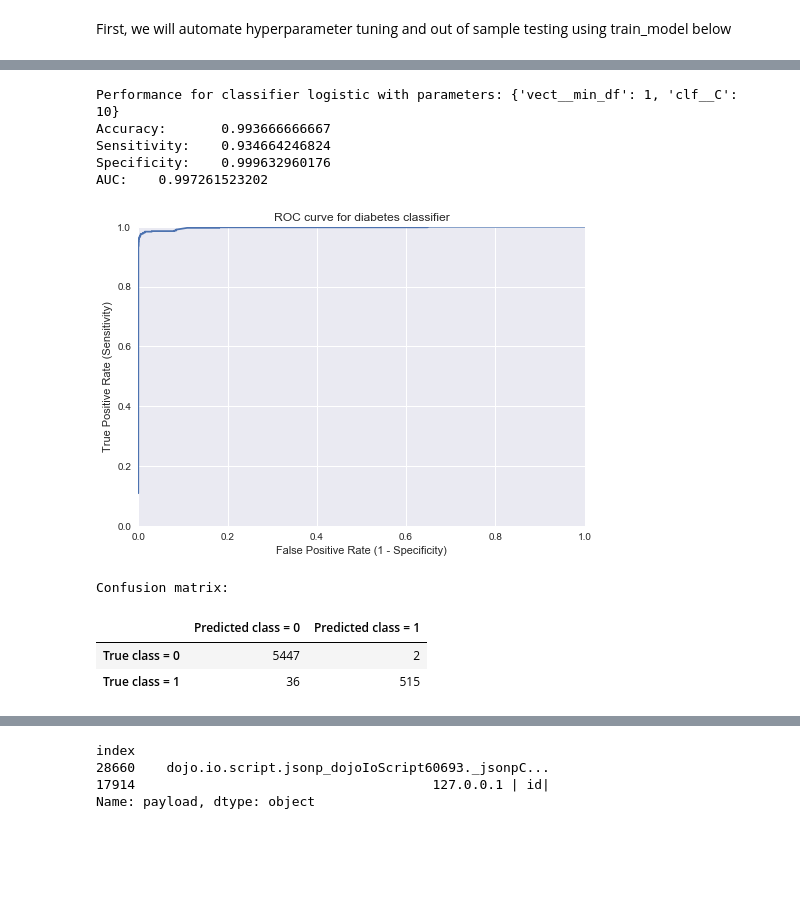
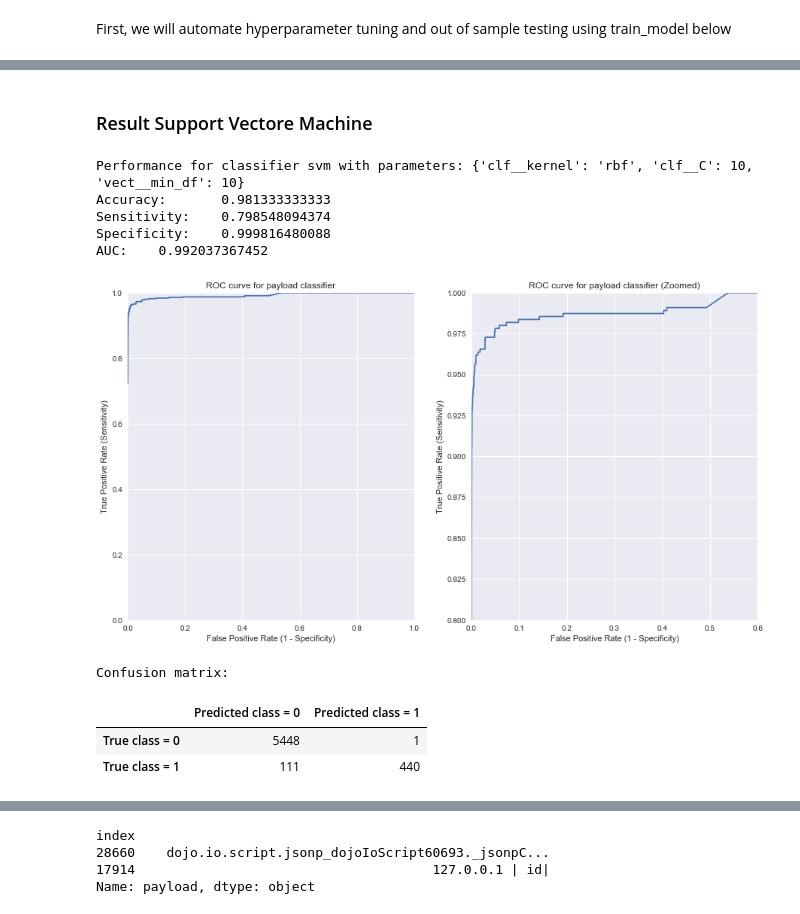
Before and after one commit to grananqvist/Machine-Learning-Web-Application-Firewall-and-Dataset, a Jupyter notebook: Data_analysis.ipynb, the cells around one changed output, grey strips where cells are left out. Cells and saved outputs as stored; diff of their text form; code cells hidden in the pictures; blank space fills up the shorter version.

Commit message:
Working on vectorizer features and visualization

```diff
--- a/Data_analysis.ipynb
+++ b/Data_analysis.ipynb
@@ -384,6 +421,10 @@ def train_model(clf, param_grid, X, Y):
     #First, partition into train and test data
     X_train, X_test, Y_train, Y_test = train_test_split(X, Y, test_size=0.2, random_state=42)
 
+    n_iter = 3
+    #If number of possible iterations are less than prefered number of iterations,
+    #set it to the number of possible iterations
+    n_iter = min(n_iter,np.prod([ len(xs) for xs in param_grid.values()]))
 
     #perform a grid search for the best parameters on the training data.
     #Cross validation is made to select the parameters, so the training data is actually split into
@@ -394,10 +435,11 @@ def train_model(clf, param_grid, X, Y):
         clf,
         param_distributions=param_grid,
         cv=cv,
-        scoring='roc_auc',
-        n_iter=1, #DEBUG 1
+        scoring='f1',
+        n_iter=n_iter, #DEBUG 1
         random_state=5,
-        refit=True
+        refit=True,
+        verbose=10
     )
 
     '''Randomized search used instead. We have limited computing power
@@ -445,6 +487,7 @@ def train_model(clf, param_grid, X, Y):
         'specificity':specificity,
         'auc':auc,
         'params':random_grid_search.best_params_,
+        'model':random_grid_search.best_estimator_,
         'roc':{'fpr':fpr,'tpr':tpr,'thresholds':thresholds}
     }
 # %% [markdown]
@@ -509,28 +595,44 @@ def visualize_result(df_row):
     print('Specificity: \t' + str(df_row['specificity']))
     print('AUC: \t' + str(df_row['auc']))
 
-    plt.plot(df_row['roc']['fpr'], df_row['roc']['tpr'])
-    plt.xlim([0.0, 1.0])
-    plt.ylim([0.0, 1.0])
-    plt.title('ROC curve for diabetes classifier')
-    plt.xlabel('False Positive Rate (1 - Specificity)')
-    plt.ylabel('True Positive Rate (Sensitivity)')
-    plt.grid(True)
+    f, (ax1, ax2) = plt.subplots(1,2)
+    f.set_figheight(8)
+    f.set_figwidth(15)
+
+    #Subplot 1, ROC curve
+    ax1.plot(df_row['roc']['fpr'], df_row['roc']['tpr'])
+    ax1.set_xlim([0, 1])
+    ax1.set_ylim([0, 1.0])
+    ax1.set_title('ROC curve for payload classifier')
+    ax1.set_xlabel('False Positive Rate (1 - Specificity)')
+    ax1.set_ylabel('True Positive Rate (Sensitivity)')
+    ax1.grid(True)
+
+    #subplot 2, ROC curve zoomed
+    ax2.plot(df_row['roc']['fpr'], df_row['roc']['tpr'])
+    ax2.set_xlim([0, 0.6])
+    ax2.set_ylim([0.8, 1.0])
+    ax2.set_title('ROC curve for payload classifier (Zoomed)')
+    ax2.set_xlabel('False Positive Rate (1 - Specificity)')
+    ax2.set_ylabel('True Positive Rate (Sensitivity)')
+    ax2.grid(True)
     plt.show()
 
     confusion_table = pd.DataFrame(df_row['conf_matrix'], index=['True class = 0','True class = 1'], columns=['Predicted class = 0','Predicted class = 1'])
     print('Confusion matrix:')
     display(confusion_table)
-
-visualize_result(classifier_results.loc['logistic'])
-# %% [output]
-Performance for classifier logistic with parameters: {'vect__min_df': 1, 'clf__C': 10}
-Accuracy:       0.993666666667
-Sensitivity:    0.934664246824
-Specificity:    0.999632960176
-AUC:    0.997261523202
-[figure, removed]
-Confusion matrix:
-|  | Predicted class = 0 | Predicted class = 1 |
-| True class = 0 | 5447 | 2 |
-| True class = 1 | 36 | 515 |
+# %% [markdown]
+### Result Support Vectore Machine
+# %%
+visualize_result(classifier_results.iloc[1])
+# %% [output]
+Performance for classifier svm with parameters: {'clf__kernel': 'rbf', 'clf__C': 10, 'vect__min_df': 10}
+Accuracy:       0.981333333333
+Sensitivity:    0.798548094374
+Specificity:    0.999816480088
+AUC:    0.992037367452
+[figure, added]
+Confusion matrix:
+|  | Predicted class = 0 | Predicted class = 1 |
+| True class = 0 | 5448 | 1 |
+| True class = 1 | 111 | 440 |
```
Also changed, not shown: parts of 18 cells of this notebook.
